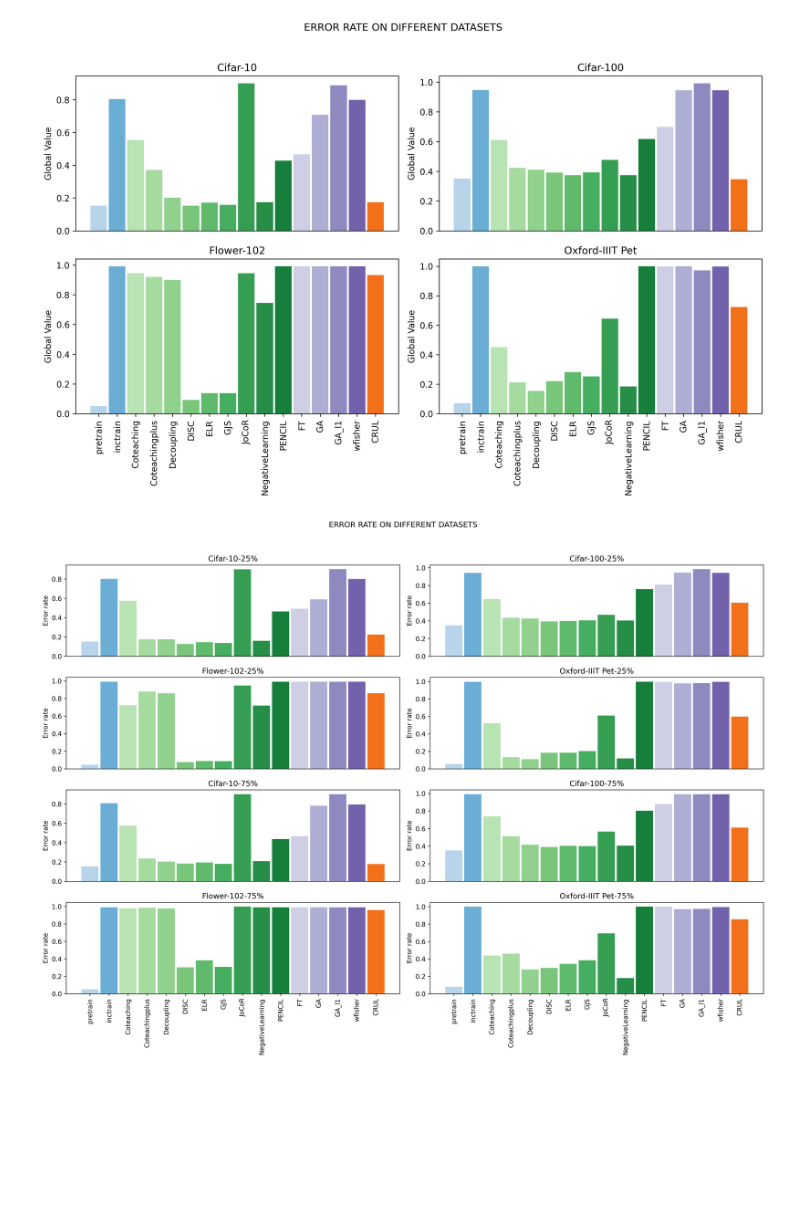
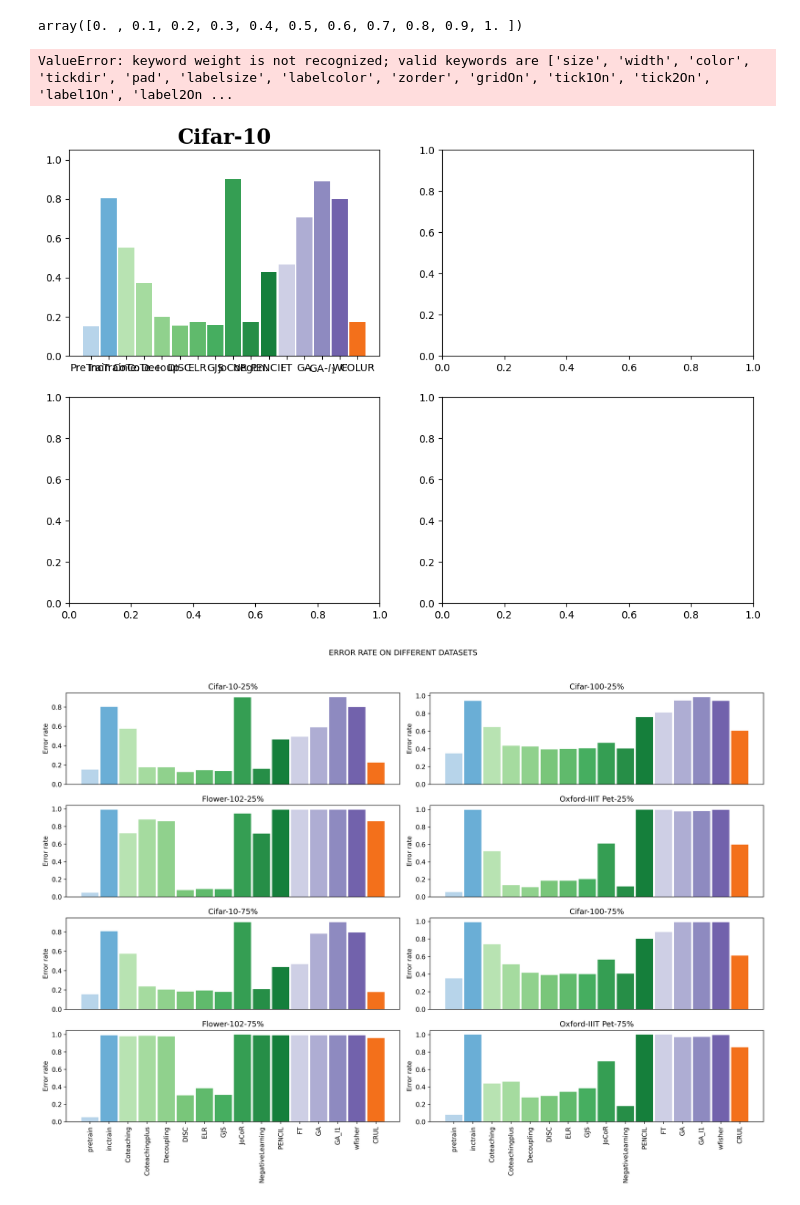
Before and after one commit to rainmilk/contra, a Jupyter notebook: result_analysis/result_visualize_cvpr_ly1.ipynb, the cells around one changed output. Cells and saved outputs as stored; diff of their text form; code cells hidden in the pictures; blank space fills up the shorter version.

Commit message:
update the figure

```diff
--- a/result_analysis/result_visualize_cvpr_ly1.ipynb
+++ b/result_analysis/result_visualize_cvpr_ly1.ipynb
@@ -40,6 +40,30 @@ for name, color in zip(set_MU_names, set_MU_colors):
     uni_color_dict[name] = color
 for name, color in zip(set_OUR_names, set_OUR_colors):
     uni_color_dict[name] = color
+# %%
+np.arange(0, 1.1, 0.1)
+# %% [output]
+array([0. , 0.1, 0.2, 0.3, 0.4, 0.5, 0.6, 0.7, 0.8, 0.9, 1. ])
+# %%
+display_name_method = {
+    "pretrain": "PreTrain",
+    "inctrain": "IncTrain",
+    "Coteaching": "CoTe.",
+    "Coteachingplus": "CoTe.+",
+    "Decoupling": "Decoup.",
+    "DISC": "DISC",
+    "ELR": "ELR",
+    "NegativeLearning": "NegLn.",
+    "PENCIL": "PENCIL",
+    "GJS": "GJS",
+    'JoCoR': "JoCoR",
+    "raw": "Raw",
+    "GA": "GA",
+    "FT": "FT",
+    "GA_l1": "GA-$l_{1}$",
+    "wfisher": "WF",
+    "CRUL": "COLUR",
+}
 # %%
 import matplotlib.pyplot as plt
 dataframes = [df1,df2,df3,df4]
@@ -47,38 +71,62 @@ labels = ['Cifar-10', 'Cifar-100', 'Flower-102', 'Oxford-IIIT Pet']
 fig, axs = plt.subplots(2, 2, figsize=(12, 8))
 plt.style.use("default")
 
+title_size = 20
+ytick_size = 13
+xtick_size = 10
+
 for i, (df, label) in enumerate(zip(dataframes, labels)):
     ax = axs[i // 2, i % 2]
     for j, (method, global_val) in enumerate(zip(df['uni_name'], df['error_rate'])):
-        ax.bar(method, global_val, color=uni_color_dict[method], label=method if i == 0 else "",width=0.9)
-    ax.set_title(f'{label}')
+        ax.bar(display_name_method[method], global_val, color=uni_color_dict[method], label=display_name_method[method] if i == 0 else "", width=0.9)
+    ax.set_title(f'{label}',
+                    fontsize=title_size,
+                    fontfamily="serif",
+                    weight="bold")
+    ax.set_ylim(0, 1.05)
+
+    # ax.set_yticks(np.arange(0, 1.1, 0.2))
+    # yticks = np.arange(0, 1.1, 0.2)
+    # ax.set_yticks(yticks)
+    # ax.set_yticklabels(
+    #     [f"{y:.1f}" for y in yticks],
+
+    #     va="center",
+    #     fontsize=tick_size,
+    #     rotation=90
+    #     )
+
+    ax.tick_params(axis='y', which='major', labelsize=ytick_size)
     # ax.set_xlabel('Algorithm')
-    ax.set_ylabel('Global Value')
+    # ax.set_ylabel('Global Value')
     if i<=1:
         ax.set_xticks([])
     else:
-        plt.setp(ax.get_xticklabels(), rotation=90)
+        plt.setp(ax.get_xticklabels(), rotation=90, weight='bold', size=xtick_size)
+
+    # ax.tick_params(axis='x', which='major', labelsize=xtick_size, labelweight='bold')
     # ax.grid(True,linestyle='--',alpha=0.7)
 
 handles, labels = [], []
 for ax in axs.flat:
     h, l = ax.get_legend_handles_labels()
     handles.extend(h)
     labels.extend(l)
 
 # n_cols = 4 # 图例列数
 # fig.legend(handles, labels, loc='upper center', ncol=n_cols, bbox_to_anchor=(0.5, -0.1), title="Methods")
 
 #整体标题
 fig.suptitle('ERROR RATE ON DIFFERENT DATASETS')
 
 # 调整布局
 plt.tight_layout(rect=[0, 0, 1, 0.96])
 fig.set_dpi(300)
 # 留出顶部空间给图例
 plt.show()
 # %% [output]
+ValueError: keyword weight is not recognized; valid keywords are ['size', 'width', 'color', 'tickdir', 'pad', 'labelsize', 'labelcolor', 'zorder', 'gridOn', 'tick1On', 'tick2On', 'label1On', 'label2On ...
-[figure, old version]
+[figure, new version]
 # %%
 import matplotlib.pyplot as plt
 dataframes = [df5,df6,df7,df8,df9,df10,df11,df12]
```
